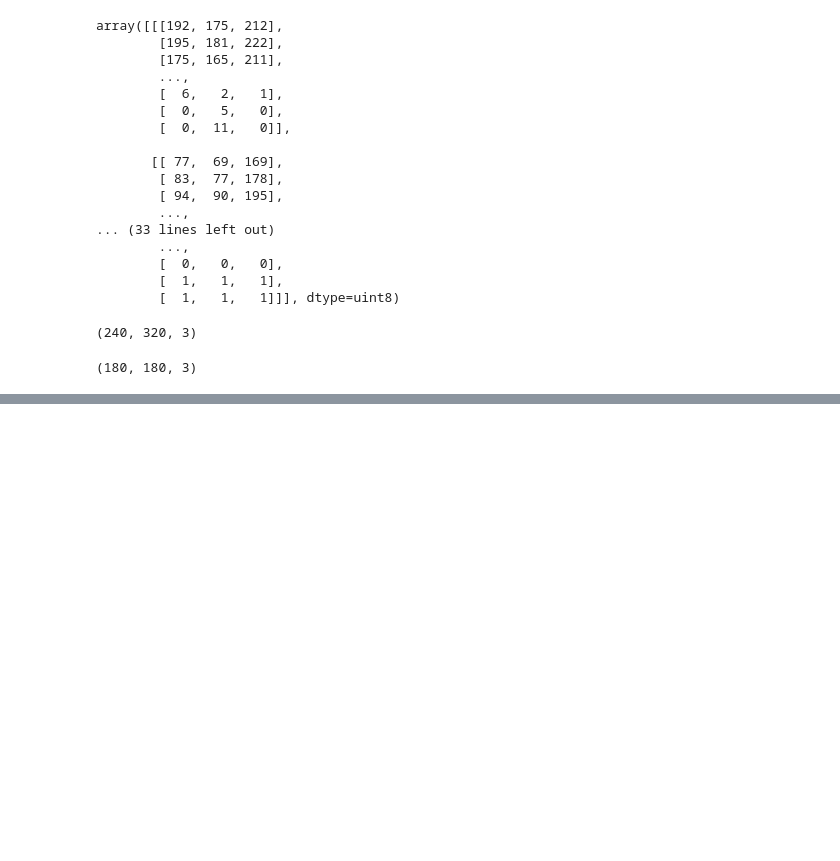
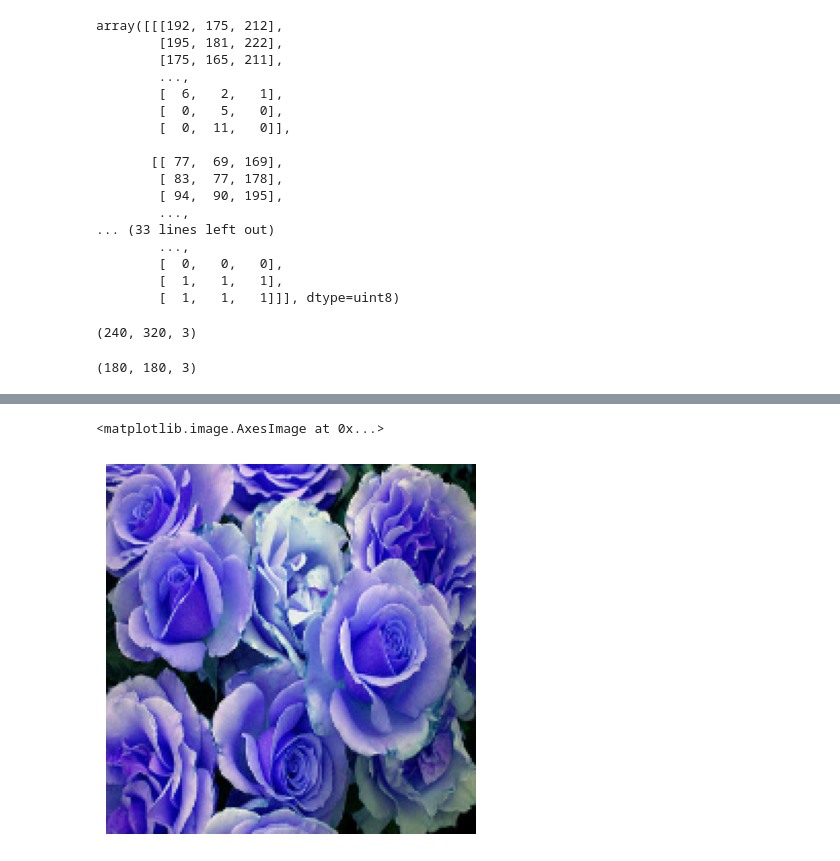
Before and after one commit to robertzengcn/keras-exercise, a Jupyter notebook: 26_data_augmentation/data_augmentation_address_overfiltting.ipynb, the cells around one changed output, grey strips where cells are left out. Saved outputs shown, nothing was run; the diff lists cells and outputs as text; code cells hidden in the pictures; blank space fills up the shorter version.

```diff
--- a/26_data_augmentation/data_augmentation_address_overfiltting.ipynb
+++ b/26_data_augmentation/data_augmentation_address_overfiltting.ipynb
@@ -167,0 +376,6 @@ for flower_name,images in flowers_images_dict.items():
+# %%
+plt.axis('off')
+plt.imshow(X[0])
+# %% [output]
+<matplotlib.image.AxesImage at 0x...>
+[figure, added]
```
Also changed, not shown: parts of 23 cells of this notebook.
